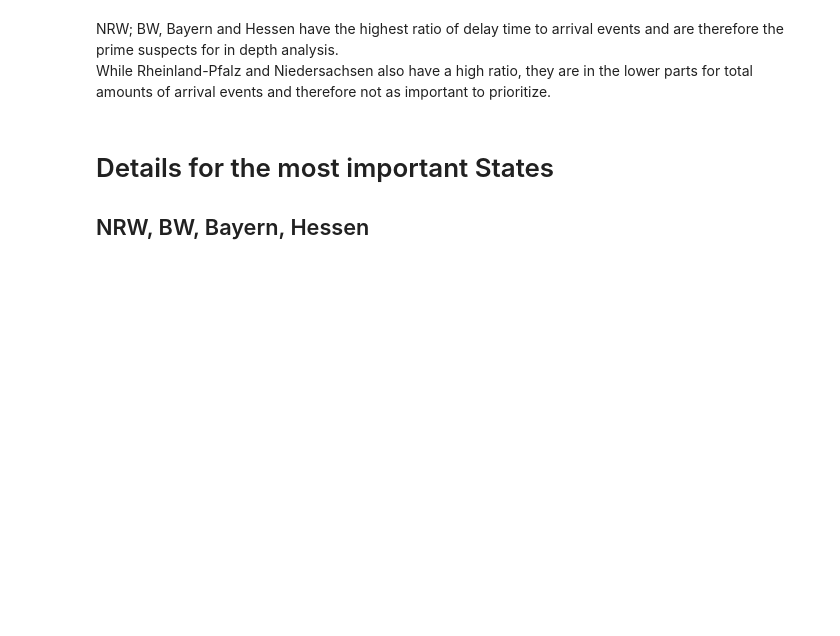
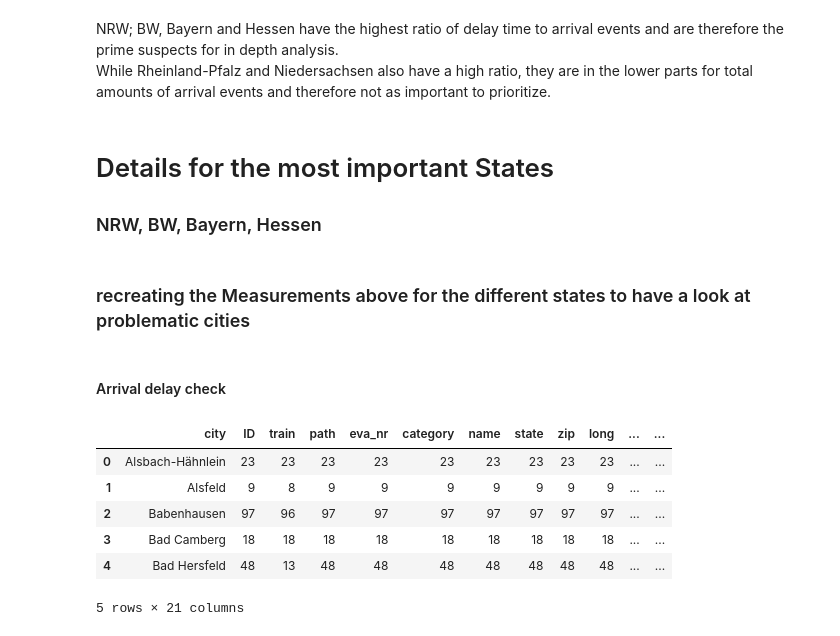
Before and after one commit to Nokkyuu/Fantastic_trains_and_when_to_find_them, a Jupyter notebook: EDA/eda_general_data.ipynb, the cells around one changed output. Cells and saved outputs as stored; diff of their text form; code cells hidden in the pictures; blank space fills up the shorter version.

Commit message:
EDA cities

```diff
--- a/EDA/eda_general_data.ipynb
+++ b/EDA/eda_general_data.ipynb
@@ -294,4 +294,38 @@ NRW; BW, Bayern and Hessen have the highest ratio of delay time to arrival event
 <br>While Rheinland-Pfalz and Niedersachsen also have a high ratio, they are in the lower parts for total amounts of arrival events and therefore not as important to prioritize.
 # %% [markdown]
 # Details for the most important States
-## NRW, BW, Bayern, Hessen
+### NRW, BW, Bayern, Hessen
+# %%
+# Creating df for the single states
+df_nrw = df[df["state"] == "Nordrhein-Westfalen"]
+df_bw = df[df["state"] == "Baden-Württemberg"]
+df_bay = df[df["state"] == "Bayern"]
+df_hes = df[df["state"] == "Hessen"]
+# %% [markdown]
+### recreating the Measurements above for the different states to have a look at problematic cities
+# %% [markdown]
+#### Arrival delay check
+# %%
+# count delay for NRW
+df_city_count_delay_nrw = df_nrw[df_nrw["arrival_delay_check"] == "delay"].groupby("city", as_index=False).count()
+#df_city_count_delay_nrw.head()
+
+# count delay for BW
+df_city_count_delay_bw = df_bw[df_bw["arrival_delay_check"] == "delay"].groupby("city", as_index=False).count()
+#df_city_count_delay_bw.head()
+
+# count delay for Bayern
+df_city_count_delay_bay = df_bay[df_bay["arrival_delay_check"] == "delay"].groupby("city", as_index=False).count()
+#df_city_count_delay_bay.sort_values(by="arrival_delay_m", ascending=False)
+
+# count delay for Hessen
+df_city_count_delay_hes = df_hes[df_hes["arrival_delay_check"] == "delay"].groupby("city", as_index=False).count()
+df_city_count_delay_hes.head()
+# %% [output]
+|  | city | ID | train | path | eva_nr | category | name | state | zip | long | ... | ... |
+| 0 | Alsbach-Hähnlein | 23 | 23 | 23 | 23 | 23 | 23 | 23 | 23 | 23 | ... | ... |
+| 1 | Alsfeld | 9 | 8 | 9 | 9 | 9 | 9 | 9 | 9 | 9 | ... | ... |
+| 2 | Babenhausen | 97 | 96 | 97 | 97 | 97 | 97 | 97 | 97 | 97 | ... | ... |
+| 3 | Bad Camberg | 18 | 18 | 18 | 18 | 18 | 18 | 18 | 18 | 18 | ... | ... |
+| 4 | Bad Hersfeld | 48 | 13 | 48 | 48 | 48 | 48 | 48 | 48 | 48 | ... | ... |
+5 rows × 21 columns
```
Also changed, not shown: parts of 15 cells of this notebook.
